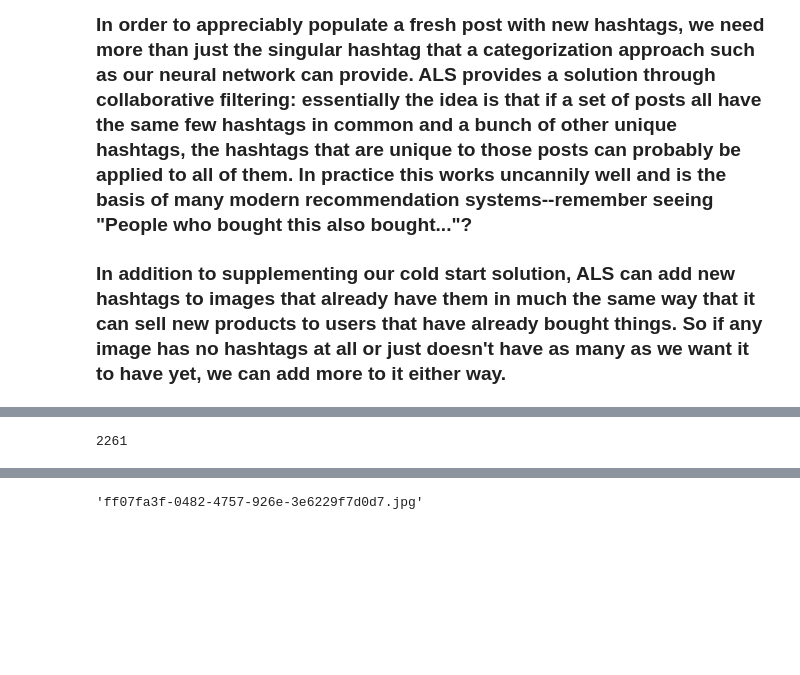
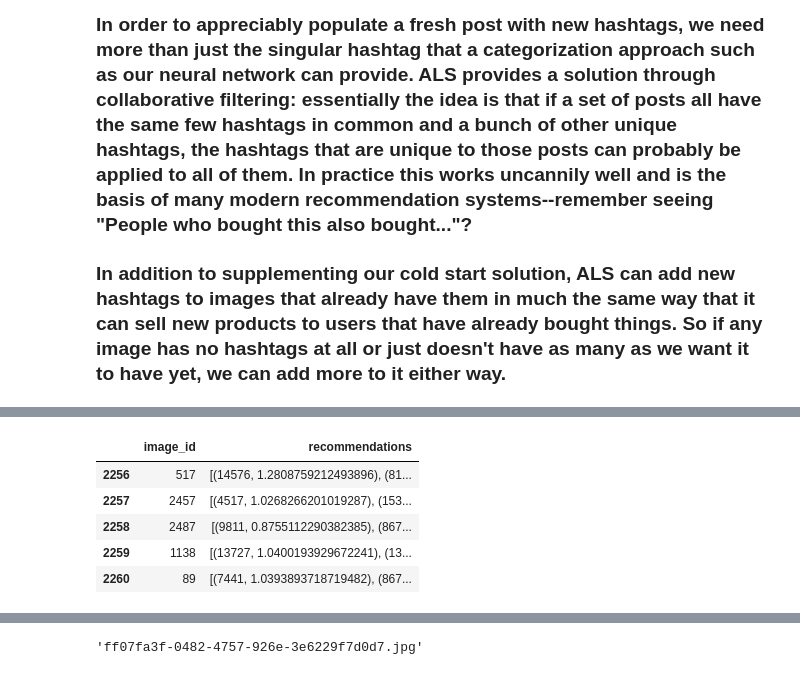
Before and after one commit to AlecMorgan/Automatic-Image-Tagger, a Jupyter notebook: modeling.ipynb, the cells around one changed output, grey strips where cells are left out. Saved outputs shown, nothing was run; the diff lists cells and outputs as text; code cells hidden in the pictures; blank space fills up the shorter version.

```diff
--- a/modeling.ipynb
+++ b/modeling.ipynb
@@ -194,5 +212,10 @@ als_model = als.fit(hashtag_spark_df)
 # %%
 recs = als_model.recommendForAllUsers(numItems=10).toPandas()
-len(recs)
+recs.tail()
 # %% [output]
-2261
+|  | image_id | recommendations |
+| 2256 | 517 | [(14576, 1.2808759212493896), (81... |
+| 2257 | 2457 | [(4517, 1.0268266201019287), (153... |
+| 2258 | 2487 | [(9811, 0.8755112290382385), (867... |
+| 2259 | 1138 | [(13727, 1.0400193929672241), (13... |
+| 2260 | 89 | [(7441, 1.0393893718719482), (867... |
```
Also changed, not shown: parts of 25 cells of this notebook, 3 other files.
